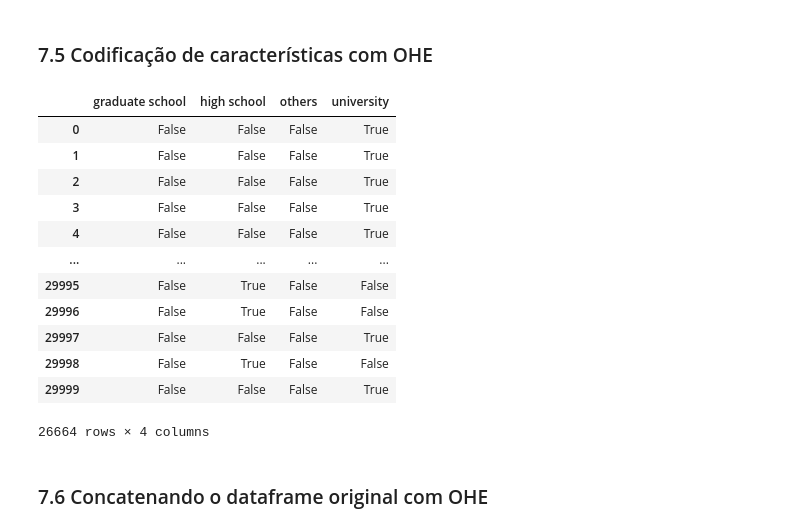
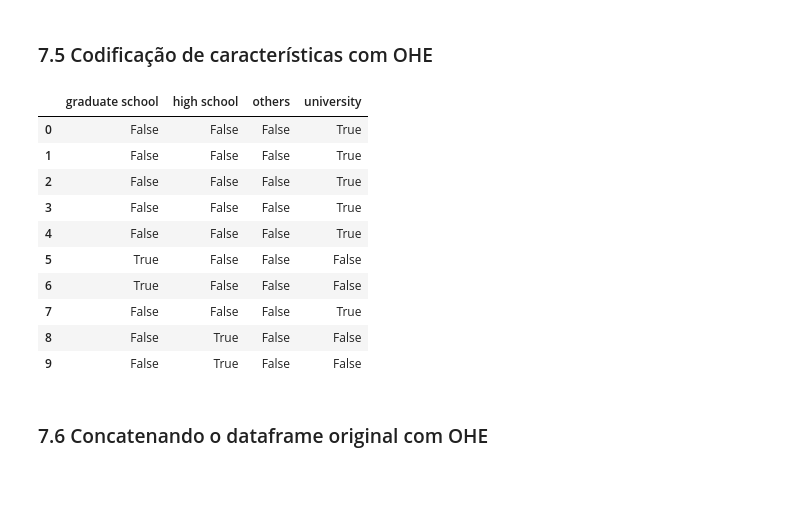
Before and after one commit to italo-mgl/Ciencias_de_Dados_Projetos, a Jupyter notebook: inadimplência de clientes de cartão de crédito/Exercicios/Predicaoo-bons-pagadores-de-credito.ipynb, the cells around one changed output. Cells and saved outputs as stored; diff of their text form; code cells hidden in the pictures; blank space fills up the shorter version.

```diff
--- a/inadimplência de clientes de cartão de crédito/Exercicios/Predicaoo-bons-pagadores-de-credito.ipynb
+++ b/inadimplência de clientes de cartão de crédito/Exercicios/Predicaoo-bons-pagadores-de-credito.ipynb
@@ -388,20 +388,19 @@ df_clean_2[['EDUCATION', 'EDUCATION_CAT']].head(10)
 # %% [markdown]
 ### 7.5 Codificação de características com OHE
 # %%
-pd.get_dummies(df_clean_2['EDUCATION_CAT'])
+edu_ohe = pd.get_dummies(df_clean_2['EDUCATION_CAT'])
+edu_ohe.head(10)
 # %% [output]
 |  | graduate school | high school | others | university |
 | 0 | False | False | False | True |
 | 1 | False | False | False | True |
 | 2 | False | False | False | True |
 | 3 | False | False | False | True |
 | 4 | False | False | False | True |
-| ... | ... | ... | ... | ... |
-| 29995 | False | True | False | False |
-| 29996 | False | True | False | False |
-| 29997 | False | False | False | True |
-| 29998 | False | True | False | False |
-| 29999 | False | False | False | True |
+| 5 | True | False | False | False |
+| 6 | True | False | False | False |
+| 7 | False | False | False | True |
+| 8 | False | True | False | False |
+| 9 | False | True | False | False |
-26664 rows × 4 columns
 # %% [markdown]
 ### 7.6 Concatenando o dataframe original com OHE
```
Also changed, not shown: parts of 3 cells of this notebook.
